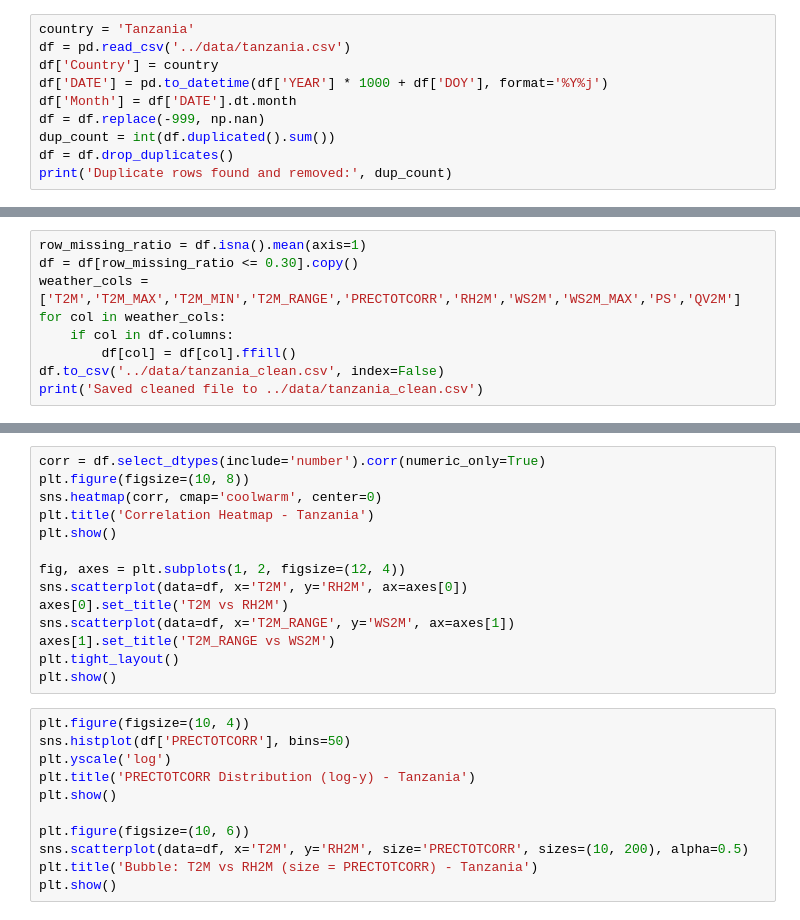
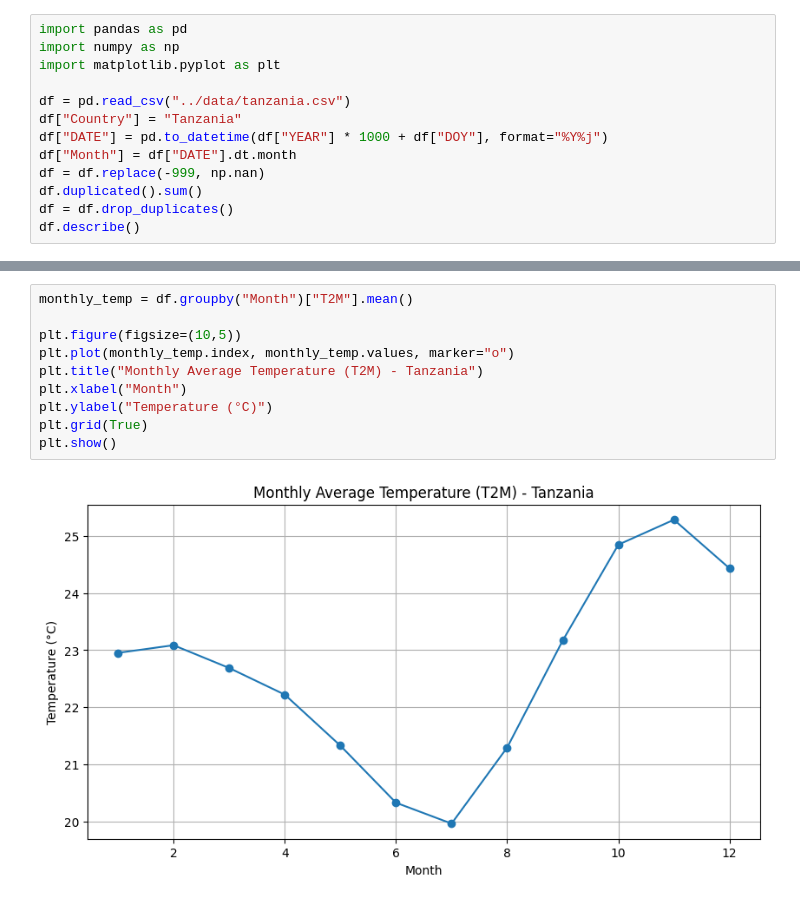
Before and after one commit to Elsa2116/climate-challenge-week0, a Jupyter notebook: notebooks/tanzania_eda.ipynb, the cells around one changed output, grey strips where cells are left out. Drawn from its saved outputs; the diff is of its cells as text.

```diff
--- a/notebooks/tanzania_eda.ipynb
+++ b/notebooks/tanzania_eda.ipynb
@@ -41,10 +1,13 @@ from scipy.stats import zscore
 # %%
-country = 'Tanzania'
-df = pd.read_csv('../data/tanzania.csv')
-df['Country'] = country
-df['DATE'] = pd.to_datetime(df['YEAR'] * 1000 + df['DOY'], format='%Y%j')
-df['Month'] = df['DATE'].dt.month
+import pandas as pd
+import numpy as np
+import matplotlib.pyplot as plt
+
+df = pd.read_csv("../data/tanzania.csv")
+df["Country"] = "Tanzania"
+df["DATE"] = pd.to_datetime(df["YEAR"] * 1000 + df["DOY"], format="%Y%j")
+df["Month"] = df["DATE"].dt.month
 df = df.replace(-999, np.nan)
-dup_count = int(df.duplicated().sum())
+df.duplicated().sum()
 df = df.drop_duplicates()
-print('Duplicate rows found and removed:', dup_count)
+df.describe()
@@ -62,9 +23,0 @@ print('Outlier rows (|Z| > 3):', int(outlier_rows.sum()))
-# %%
-row_missing_ratio = df.isna().mean(axis=1)
-df = df[row_missing_ratio <= 0.30].copy()
-weather_cols = ['T2M','T2M_MAX','T2M_MIN','T2M_RANGE','PRECTOTCORR','RH2M','WS2M','WS2M_MAX','PS','QV2M']
-for col in weather_cols:
-    if col in df.columns:
-        df[col] = df[col].ffill()
-df.to_csv('../data/tanzania_clean.csv', index=False)
-print('Saved cleaned file to ../data/tanzania_clean.csv')
@@ -86,25 +24,12 @@ plt.show()
-# %%
-corr = df.select_dtypes(include='number').corr(numeric_only=True)
-plt.figure(figsize=(10, 8))
-sns.heatmap(corr, cmap='coolwarm', center=0)
-plt.title('Correlation Heatmap - Tanzania')
-plt.show()
-
-fig, axes = plt.subplots(1, 2, figsize=(12, 4))
-sns.scatterplot(data=df, x='T2M', y='RH2M', ax=axes[0])
-axes[0].set_title('T2M vs RH2M')
-sns.scatterplot(data=df, x='T2M_RANGE', y='WS2M', ax=axes[1])
-axes[1].set_title('T2M_RANGE vs WS2M')
-plt.tight_layout()
-plt.show()
-# %%
-plt.figure(figsize=(10, 4))
-sns.histplot(df['PRECTOTCORR'], bins=50)
-plt.yscale('log')
-plt.title('PRECTOTCORR Distribution (log-y) - Tanzania')
-plt.show()
-
-plt.figure(figsize=(10, 6))
-sns.scatterplot(data=df, x='T2M', y='RH2M', size='PRECTOTCORR', sizes=(10, 200), alpha=0.5)
-plt.title('Bubble: T2M vs RH2M (size = PRECTOTCORR) - Tanzania')
-plt.show()
+# %%
+monthly_temp = df.groupby("Month")["T2M"].mean()
+
+plt.figure(figsize=(10,5))
+plt.plot(monthly_temp.index, monthly_temp.values, marker="o")
+plt.title("Monthly Average Temperature (T2M) - Tanzania")
+plt.xlabel("Month")
+plt.ylabel("Temperature (°C)")
+plt.grid(True)
+plt.show()
+# %% [output]
+[figure, added]
```
Also changed, not shown: parts of 26 cells of this notebook, 4 other files.
